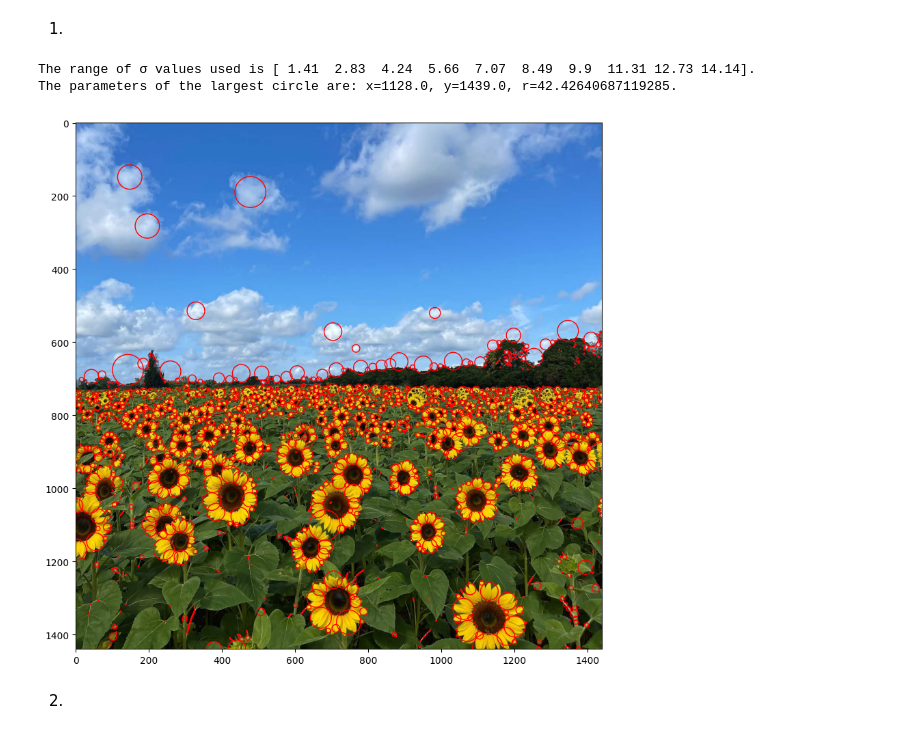
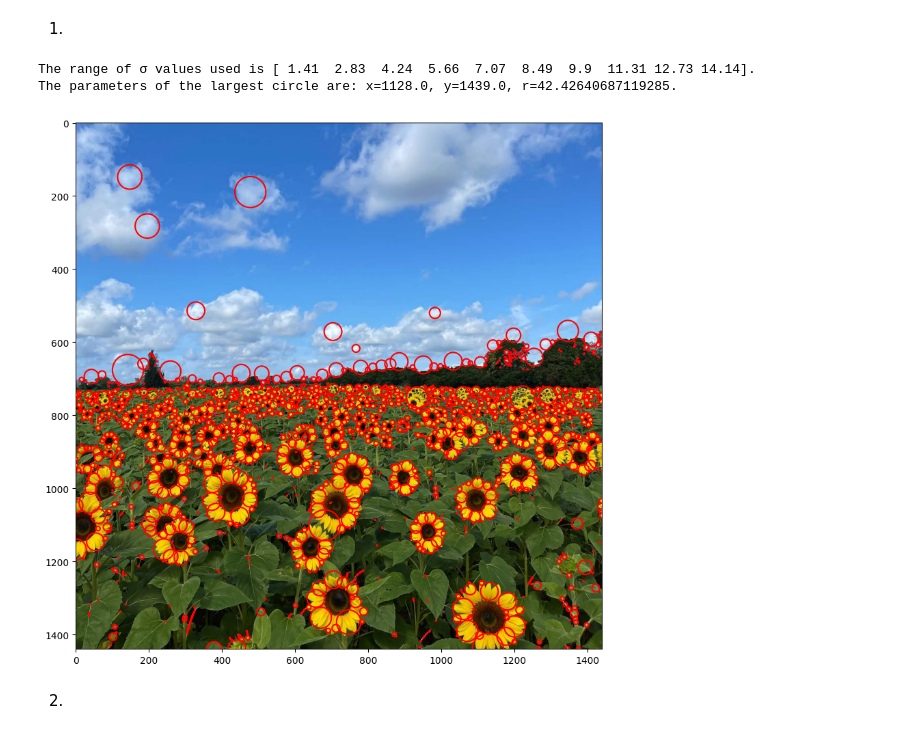
Before and after one commit to madusanakcs/Assgment1, a Jupyter notebook: as2.ipynb, the cells around one changed output. Saved outputs shown, nothing was run; the diff lists cells and outputs as text; code cells hidden in the pictures.

```diff
--- a/as2.ipynb
+++ b/as2.ipynb
@@ -10,35 +10,35 @@ from skimage import feature
 
 im = cv2.imread('the_berry_farms_sunflower_field.jpeg')
 im_gray = cv2.cvtColor(im, cv2.COLOR_BGR2GRAY)
 im_gray = cv2.GaussianBlur(im_gray, (3, 3), 0)
 
 # Compute Laplacian of Gaussian (LoG) images with successively increasing standard deviation and stack them up in a cube
 blobs_log = feature.blob_log(im_gray, max_sigma=30, num_sigma=10, threshold=0.12)
 
 # Report the range of σ values used
 sigma_range = np.round(np.arange(1, 11, 1) * np.sqrt(2), 2)
 print(f"The range of σ values used is {sigma_range}.")
 
 # Report the parameters of the largest circles
 if len(blobs_log) > 0:
     blobs_log[:, 2] = blobs_log[:, 2] * np.sqrt(2)
     largest_blob = blobs_log[np.argmax(blobs_log[:, 2])]
     print(f"The parameters of the largest circle are: x={largest_blob[1]}, y={largest_blob[0]}, r={largest_blob[2]}.")
 else:
     print("No circle detected.")
 
 # Draw detected blobs as circles on the original image
 fig, ax = plt.subplots(figsize=(10, 10))
 ax.imshow(cv2.cvtColor(im, cv2.COLOR_BGR2RGB))
 for blob in blobs_log:
     y, x, r = blob
-    c = plt.Circle((x, y), r, color='red', linewidth=1, fill=False)
+    c = plt.Circle((x, y), r, color='red', linewidth=1.5, fill=False)
     ax.add_patch(c)
 plt.show()
 # %% [output]
 The range of σ values used is [ 1.41  2.83  4.24  5.66  7.07  8.49  9.9  11.31 12.73 14.14].
 The parameters of the largest circle are: x=1128.0, y=1439.0, r=42.42640687119285.
-[figure, old version]
+[figure, new version]
 # %% [markdown]
 2)
 # %%
```
Also changed, not shown: parts of 4 cells of this notebook.
